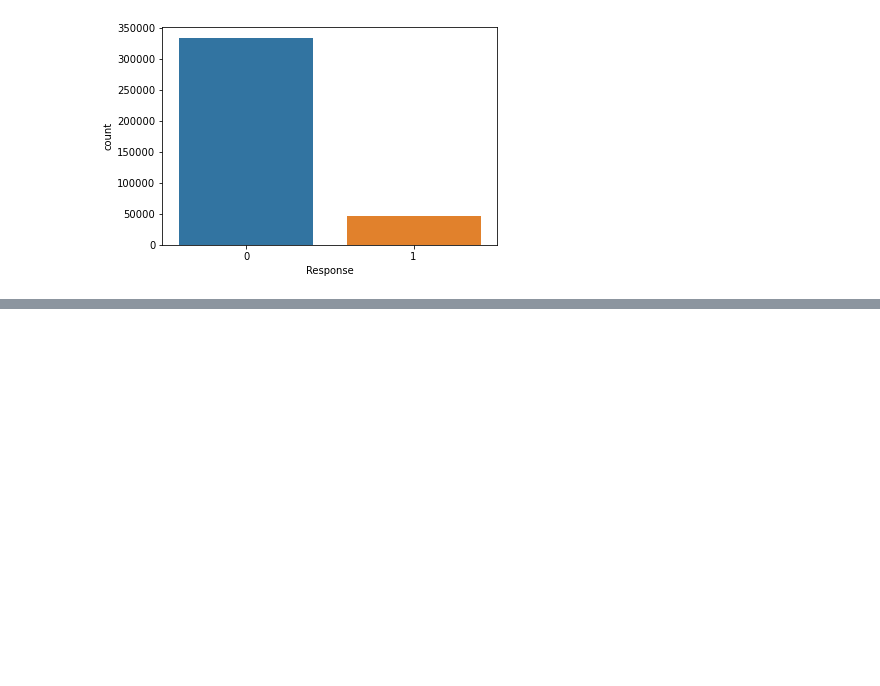
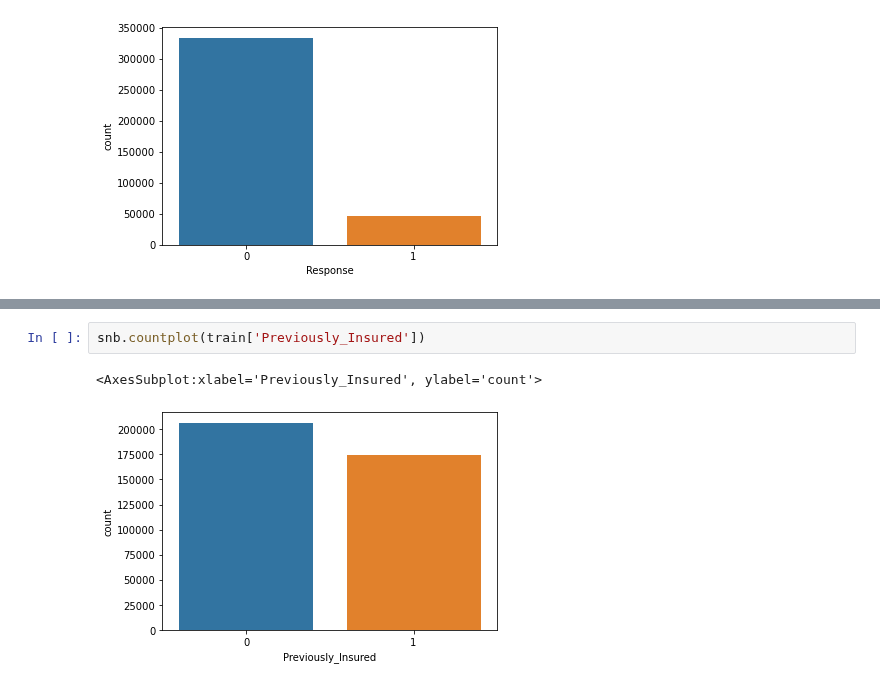
Before and after one commit to ericaroque/Kaggle, a Jupyter notebook: PrevisaoVendaPlanoSaude.ipynb, the cells around one changed output, grey strips where cells are left out. Saved outputs shown, nothing was run; the diff lists cells and outputs as text; blank space fills up the shorter version.

```diff
--- a/PrevisaoVendaPlanoSaude.ipynb
+++ b/PrevisaoVendaPlanoSaude.ipynb
@@ -95,0 +134,5 @@ train.head()
+# %%
+snb.countplot(train['Previously_Insured'])
+# %% [output]
+<AxesSubplot:xlabel='Previously_Insured', ylabel='count'>
+[figure, added]
```
Also changed, not shown: parts of 35 cells of this notebook.
